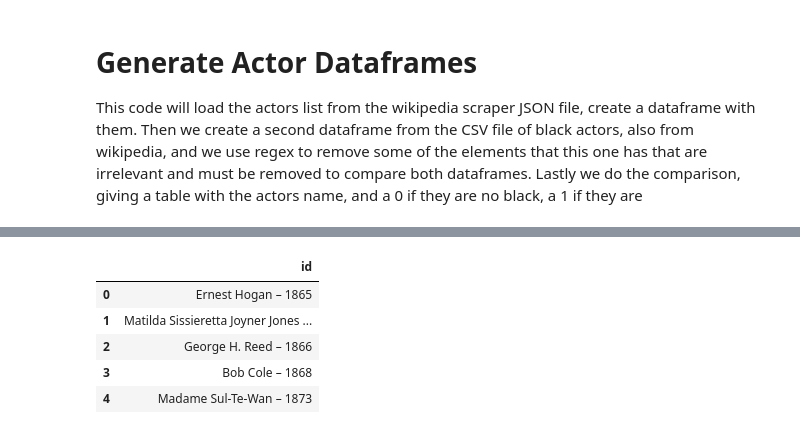
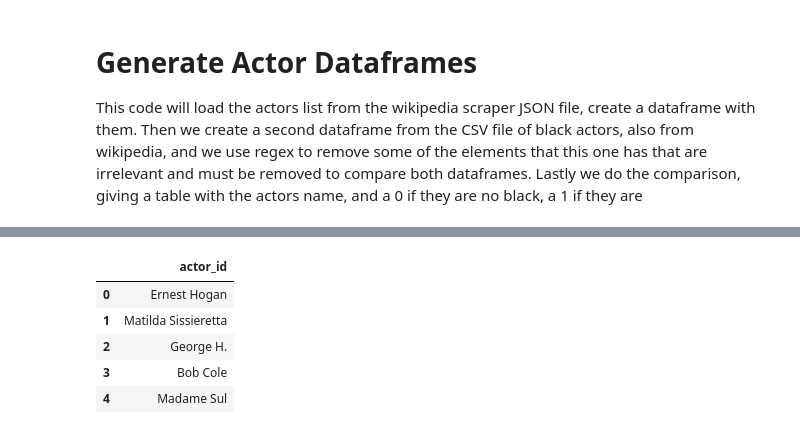
Before and after one commit to KamilKojs/DITW_project, a Jupyter notebook: src/actor_df.ipynb, the cells around one changed output, grey strips where cells are left out. Cells and saved outputs as stored; diff of their text form; code cells hidden in the pictures.

```diff
--- a/src/actor_df.ipynb
+++ b/src/actor_df.ipynb
@@ -39,15 +39,22 @@ actor_df
 # %%
-# Create second dataframe, with colored actors
+# Create second dataframe, with actors that are not white
 # relative path, comment the other one if wish to change
 #black_actor_path = 'data/actors.csv'
-black_actor_path = 'D:/ITU/DataintheWild/Project/Deprecated_DITW_project-master/data/actors.csv'
+black_actor_path = 'D:/ITU/DataintheWild/Project/DITW_project-master/data/actors.csv'
 
-black_actor_df = pd.read_csv(black_actor_path, on_bad_lines='skip')
+black_actor_df = pd.read_csv(black_actor_path, on_bad_lines='skip', encoding="utf-8")
+
+# Remove special characters from the dataframe so we only have the actors names, as it appears
+# on the other dataframe, otherwise the strings will be different and we wont be able to tell
+# which are which
+black_actor_df['actor_id'] = black_actor_df['actor_id'].str.split(' ').str[:2].str.join(' ')
+black_actor_df['actor_id'] = black_actor_df['actor_id'].str.extract('(^[^\(|^\-]+)')
+
 black_actor_df.head()
 # %% [output]
-|  | id |
-| 0 | Ernest Hogan – 1865 |
-| 1 | Matilda Sissieretta Joyner Jones ... |
-| 2 | George H. Reed – 1866 |
-| 3 | Bob Cole – 1868 |
-| 4 | Madame Sul-Te-Wan – 1873 |
+|  | actor_id |
+| 0 | Ernest Hogan |
+| 1 | Matilda Sissieretta |
+| 2 | George H. |
+| 3 | Bob Cole |
+| 4 | Madame Sul |
```
Also changed, not shown: parts of 9 cells of this notebook.
